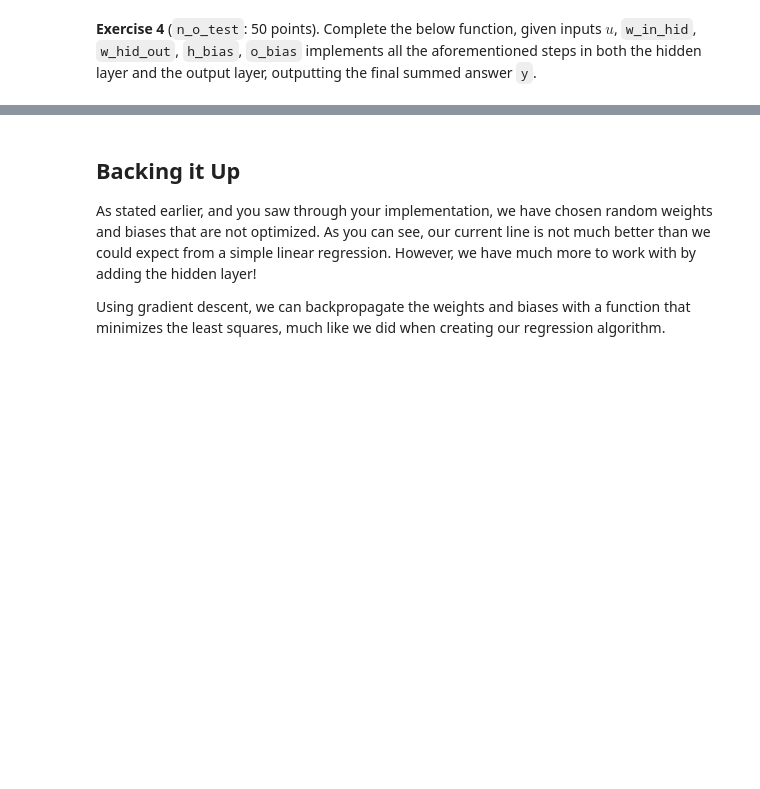
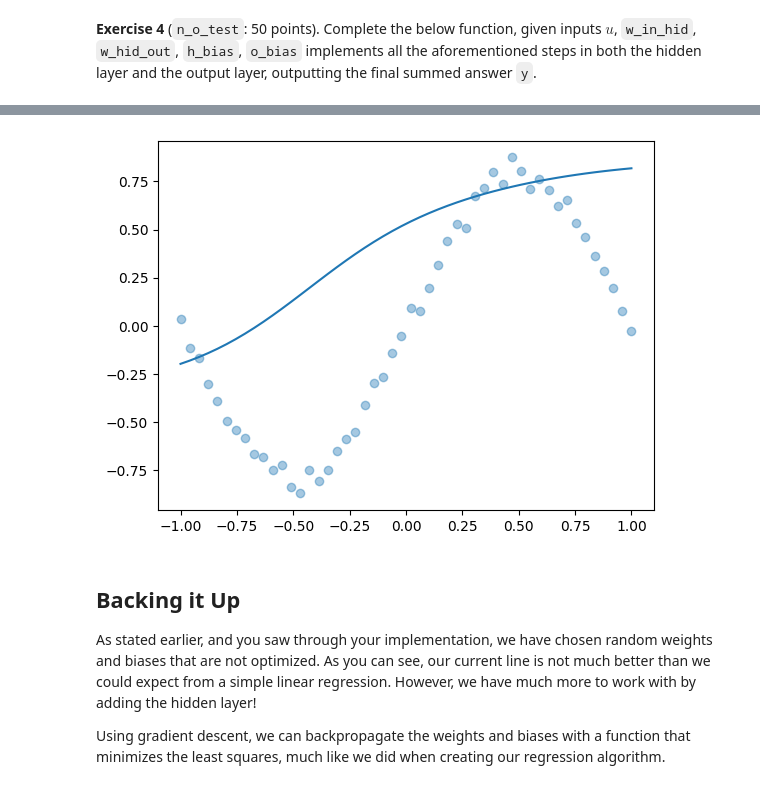
Before and after one commit to LinhToan/newman-msds, a Jupyter notebook: dsci-6513-applied-machine-learning-2/module-4/Toan_Module_4_2_NN_and_Cluster.ipynb, the cells around one changed output, grey strips where cells are left out. Drawn from its saved outputs; the diff is of its cells as text; code cells hidden in the pictures; blank space fills up the shorter version.

```diff
--- a/dsci-6513-applied-machine-learning-2/module-4/Toan_Module_4_2_NN_and_Cluster.ipynb
+++ b/dsci-6513-applied-machine-learning-2/module-4/Toan_Module_4_2_NN_and_Cluster.ipynb
@@ -222,3 +218,15 @@ def network_output(u, w_in_hid, w_hid_out, h_bias, o_bias):
+# %%
+def network_output(u, w_in_hid, w_hid_out, h_bias, o_bias):
+    hidden_layer_input = np.dot(w_in_hid, u) + h_bias
+    hidden_layer_output = sigmoid(hidden_layer_input)
+
+    output_layer_input = np.dot(w_hid_out, hidden_layer_output) + o_bias
+    output_layer_output = sigmoid(output_layer_input)
+
+
+    y = np.sum(output_layer_output)
+
+    return y
 # %%
 # Test cell: `n_o_test`
 n_o_test = [0.1, 0.2, 0.3]
@@ -233,35 +248,37 @@ print("\n(Passed! Congrats you got 50 points!)")
 # %%
 ##Importing some more and creating helper functions for later
 import scipy.optimize
 import sklearn
 import sklearn.neural_network
-u = numpy.linspace(-1, 1)
-y = numpy.sin(u*numpy.pi)*0.8 + numpy.random.randn(len(u), )*0.05
+u = np.linspace(-1, 1)
+y = np.sin(u*np.pi)*0.8 + np.random.randn(len(u), )*0.05
 
 def pack(w_in_hid, w_hid_out, h_bias, o_bias):
-    return numpy.concatenate([w_in_hid,
+    return np.concatenate([w_in_hid,
                               w_hid_out,
-                              numpy.array([h_bias]),
-                              numpy.array([o_bias])])
+                              np.array([h_bias]),
+                              np.array([o_bias])])
 
 def unpack(parameters):
-    parts = numpy.split(parameters, [hneurons, 2*hneurons, 2*hneurons + 1])
+    parts = np.split(parameters, [hneurons, 2*hneurons, 2*hneurons + 1])
     return parts
 
 p0 = pack(w_in_hid, w_hid_out, h_bias, o_bias)
 
 def predict(parameters, us):
     w_in_hid, w_hid_out, h_bias, o_bias = unpack(parameters)
-    return numpy.array([network_output(u, w_in_hid, w_hid_out, h_bias, o_bias) for u in us])
+    return np.array([network_output(u, w_in_hid, w_hid_out, h_bias, o_bias) for u in us])
 
 def plotfit(predictions):
     plt.scatter(u, y, alpha=0.4)
     plt.plot(u, predictions)
 
 def errorfunction(parameters):
     return y - predict(parameters, u)
 
 plotfit(predict(p0, u))
+# %% [output]
+[figure, added]
 # %% [markdown]
 ## Backing it Up
 
```
Also changed, not shown: parts of 29 cells of this notebook.
